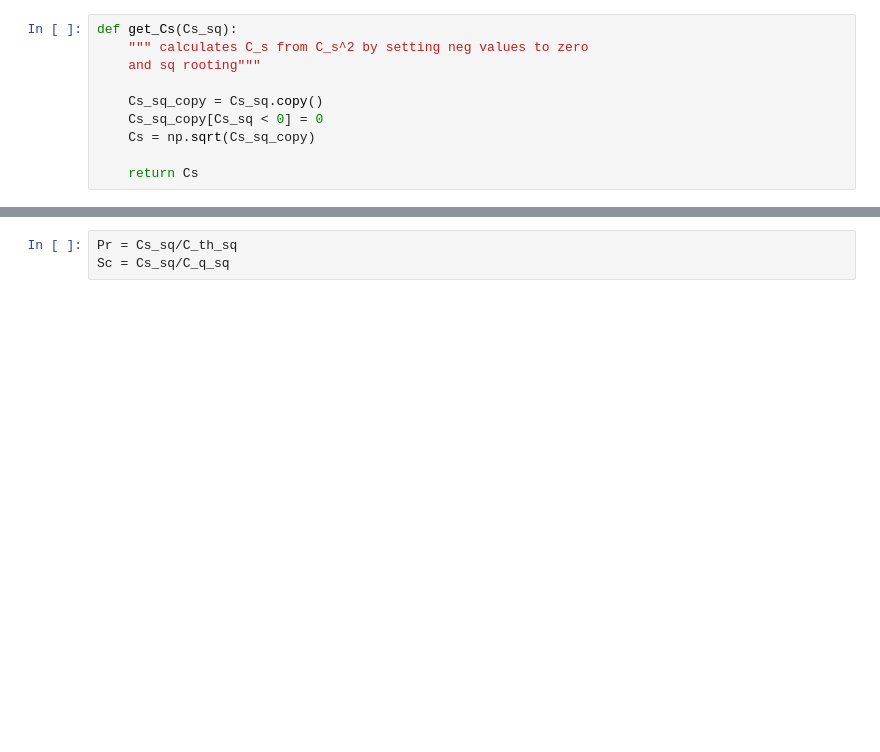
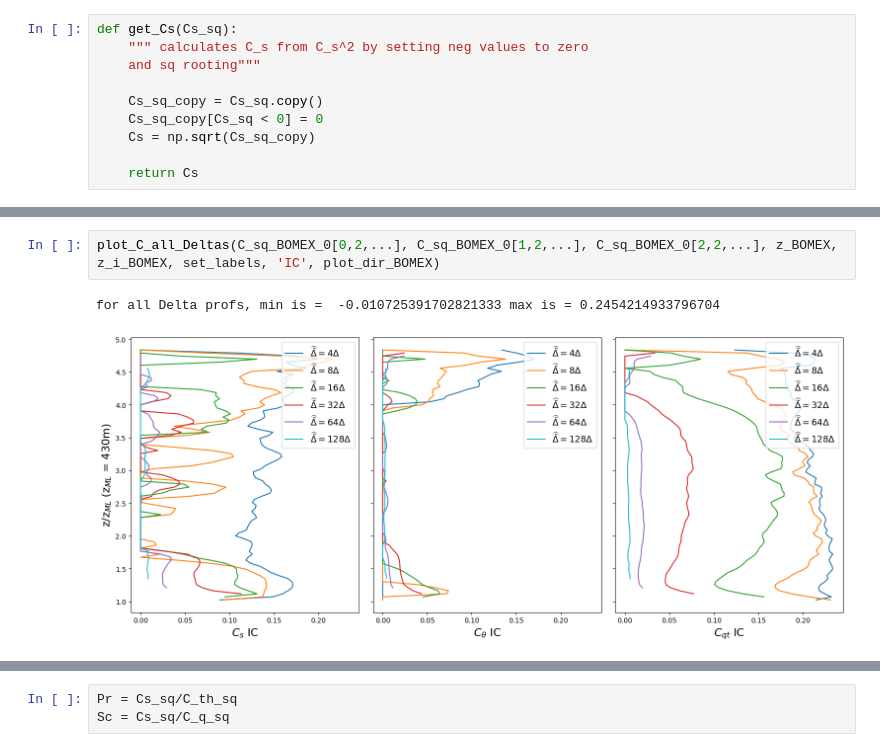
Before and after one commit to a-power/LES_analysis, a Jupyter notebook: updated_C_profs.ipynb, the cells around one changed output, grey strips where cells are left out. Cells and saved outputs as stored; diff of their text form; blank space fills up the shorter version.

```diff
--- a/updated_C_profs.ipynb
+++ b/updated_C_profs.ipynb
@@ -53,0 +145,5 @@ NameError: name 'res' is not defined
+# %%
+plot_C_all_Deltas(C_sq_BOMEX_0[0,2,...], C_sq_BOMEX_0[1,2,...], C_sq_BOMEX_0[2,2,...], z_BOMEX, z_i_BOMEX, set_labels, 'IC', plot_dir_BOMEX)
+# %% [output]
+for all Delta profs, min is =  -0.010725391702821333 max is = 0.2454214933796704
+[figure, added]
```
Also changed, not shown: parts of 12 cells of this notebook, 1 other file.
